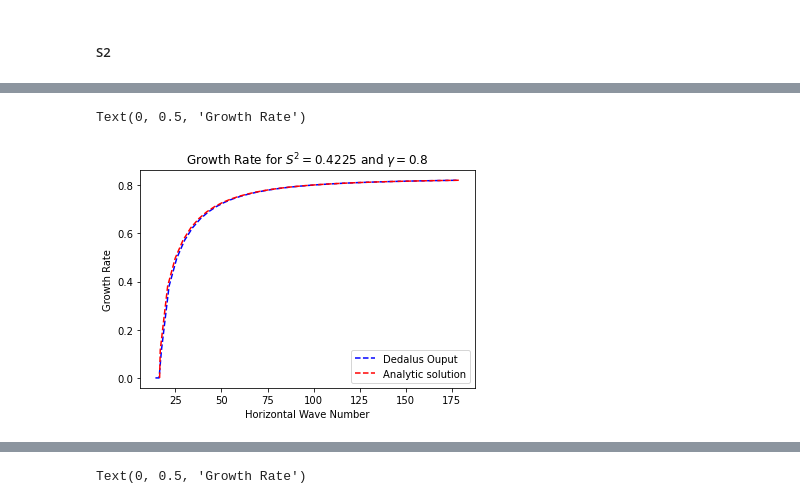
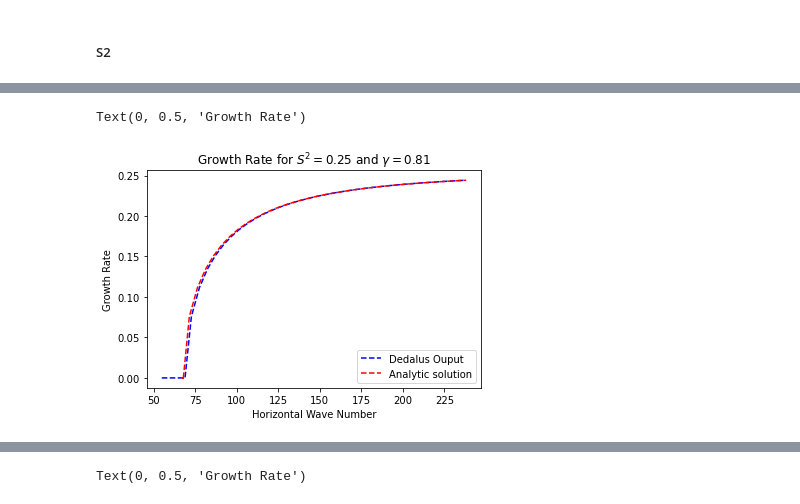
Before and after one commit to loganpknudsen/BottomBoundaryLayer, a Jupyter notebook: SI_growth_rate_checker.ipynb, the cells around one changed output, grey strips where cells are left out. Cells and saved outputs as stored; diff of their text form; code cells hidden in the pictures.

```diff
--- a/SI_growth_rate_checker.ipynb
+++ b/SI_growth_rate_checker.ipynb
@@ -5,8 +5,8 @@ import xarray as xr
 # %%
 data3=xr.open_dataset("SI_non_dim.nc")
 # %%
-S2 = 0.4225
-gamma = 0.8 #0.5*(1+(1+2)**(-1))
+S2 = 0.25
+gamma = 0.81 #0.5*(1+(1+2)**(-1))
 omega1 = data3.growth_rate.isel(delta=0,N=0,gamma_index=0) #np.linspace(0,1.6,41)#np.arange(0,1.5,0.01)
 # %% [markdown]
 ##### S2
@@ -124,14 +127,14 @@ Data variables:
     gamma        (t, N, delta, gamma_index, k) float64 ...
 # %%
-shft = 2.4#4*np.pi/6
-k_m = data3.k[:]+k_shift(data3.growth_rate.isel(delta=0,N=0,gamma_index=0),shft)[:]
+shft = 2.45#4*np.pi/6
+k_m = data3.k[:]+k_shift(data3.growth_rate.isel(delta=0,N=0,gamma_index=0),shft)[0,:]
 plt.plot(k_m[:],data3.growth_rate.isel(t=0,N=0,delta=0,gamma_index=0)[:],color="b",linestyle="dashed",label="Dedalus Ouput")
 plt.plot(k_list[0,:],omega1[0,:],linestyle="dashed",c="r", label="Analytic solution")
 # plt.hlines(w_max(),xmin=np.min([np.array([k_list[0]]),k_m.values[0]]),xmax=np.max([np.array([k_list[-1]]),k_m.values[-1]]),linestyles="dotted",color="k",label="Upper Limit of Analytical Solution")
 plt.legend(loc="lower right")
 plt.title(f"Growth Rate for $S^2=${S2} and $\gamma=${gamma}")
 plt.xlabel("Horizontal Wave Number")
 plt.ylabel("Growth Rate")
 # %% [output]
 Text(0, 0.5, 'Growth Rate')
-[figure, old version]
+[figure, new version]
```
Also changed, not shown: parts of 14 cells of this notebook, 1 other file.
